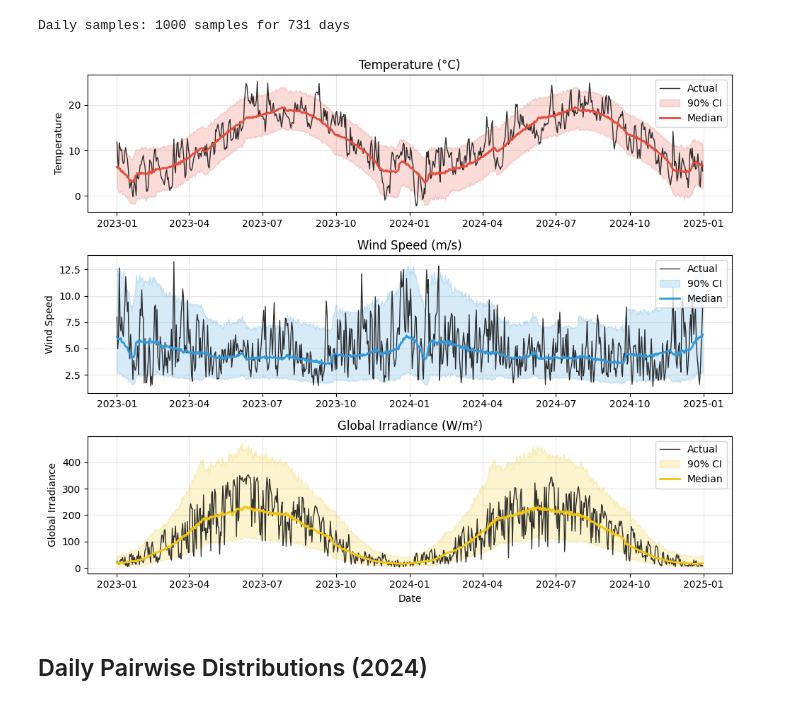
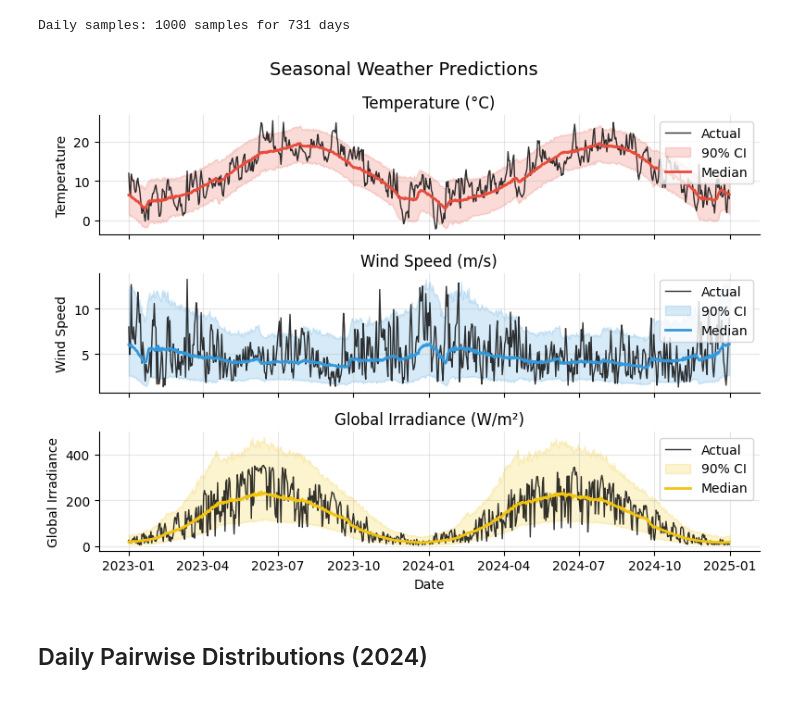
Before and after one commit to sitmo/cgmm, a Jupyter notebook: docs/examples/amsterdam_weather_analysis_knmi.ipynb, the cells around one changed output. Drawn from its saved outputs; the diff is of its cells as text; code cells hidden in the pictures.

```diff
--- a/docs/examples/amsterdam_weather_analysis_knmi.ipynb
+++ b/docs/examples/amsterdam_weather_analysis_knmi.ipynb
@@ -114,7 +114,7 @@ print(f"Generated {samples.shape[1]} samples for {len(df_plot)} time points (Sep
 Generated 1000 samples for 168 time points (Sep 1-7, 2024)
 # %%
 # Plot hourly predictions
-fig, axes = plt.subplots(3, 1, figsize=(10, 8))
+fig, axes = plt.subplots(3, 1, figsize=(8, 6), sharex=True)
 variables = ['temp_c', 'wind_ms', 'ghi_wm2']
 titles = ['Temperature (°C)', 'Wind Speed (m/s)', 'Global Irradiance (W/m²)']
 var_colors = [colors['temp'], colors['wind'], colors['light']]
@@ -133,12 +133,14 @@ for i, (var, title, color) in enumerate(zip(variables, titles, var_colors)):
     ax.set_ylabel(title.split('(')[0].strip())
     ax.legend(loc='upper right')
     ax.grid(True, alpha=0.3)
+    ax.spines[['right', 'top']].set_visible(False)
 
     if i == 2:
         ax.set_xlabel('Date')
 
+plt.suptitle('Daily Weather Predictions', fontsize=14)
+
 plt.tight_layout()
 plt.savefig('gallery_images/weather_hourly.png', dpi=150, bbox_inches='tight')
-
 plt.show()
 # %% [output]
@@ -164,30 +147,0 @@ print(f"2024 data: {len(df_2024)} records, {samples_flat.shape[0]} samples")
-# %%
-# Pairwise plots
-pairs = [(0, 1), (0, 2), (1, 2)]
-pair_names = [('Temperature (log1p)', 'Wind Speed'), ('Temperature (log1p)', 'Irradiance (log1p)'), ('Wind Speed', 'Irradiance (log1p)')]
-pair_colors = [(colors['temp'], colors['wind']), (colors['temp'], colors['light']), (colors['wind'], colors['light'])]
-
-fig, axes = plt.subplots(1, 3, figsize=(18, 5))
-
-for i, ((i1, i2), (name1, name2), (color1, color2)) in enumerate(zip(pairs, pair_names, pair_colors)):
-    ax = axes[i]
-
-    # Actual data
-    ax.scatter(y_2024[:, i1], y_2024[:, i2], alpha=0.6, s=20, c='black', label='Actual')
-
-    # Random subsample to match actual data count
-    n_actual = len(y_2024)
-    n_samples_subset = min(len(samples_flat), n_actual)
-    sample_indices = np.random.choice(len(samples_flat), n_samples_subset, replace=False)
-    samples_subset = samples_flat[sample_indices]
-
-    ax.scatter(samples_subset[:, i1], samples_subset[:, i2], alpha=0.4, s=10, c=color1, label='Samples')
-
-    ax.set_xlabel(name1)
-    ax.set_ylabel(name2)
-    ax.set_title(f'{name1} vs {name2}')
-    ax.legend()
-    ax.grid(True, alpha=0.3)
-
-plt.tight_layout()
-plt.show()
@@ -250,33 +202,35 @@ print(f"Daily samples: {samples_daily.shape[1]} samples for {len(daily_plot)} da
 Daily samples: 1000 samples for 731 days
 # %%
 # Plot daily predictions
-fig, axes = plt.subplots(3, 1, figsize=(10, 8))
+fig, axes = plt.subplots(3, 1, figsize=(8, 6), sharex=True)
 variables_daily = ['temp_c', 'wind_ms', 'ghi_wm2']
 titles_daily = ['Temperature (°C)', 'Wind Speed (m/s)', 'Global Irradiance (W/m²)']
 
 for i, (var, title, color) in enumerate(zip(variables_daily, titles_daily, var_colors)):
     ax = axes[i]
 
     # Actual data
     ax.plot(daily_plot.index, daily_plot[var], 'k-', alpha=0.8, linewidth=1, label='Actual')
 
     # Model percentiles
     ax.fill_between(daily_plot.index, p5_d[:, i], p95_d[:, i], alpha=0.2, color=color, label='90% CI')
     ax.plot(daily_plot.index, p50_d[:, i], '-', color=color, linewidth=2, label='Median')
 
     ax.set_title(title)
     ax.set_ylabel(title.split('(')[0].strip())
     ax.legend(loc='upper right')
     ax.grid(True, alpha=0.3)
+    ax.spines[['right', 'top']].set_visible(False)
+
 
     if i == 2:
         ax.set_xlabel('Date')
-
+plt.suptitle('Seasonal Weather Predictions', fontsize=14)
 plt.tight_layout()
 plt.savefig('gallery_images/weather_daily.png', dpi=150, bbox_inches='tight')
 plt.show()
 # %% [output]
-[figure, old version]
+[figure, new version]
 # %% [markdown]
 ## Daily Pairwise Distributions (2024)
 # %%
```
Also changed, not shown: parts of 11 cells of this notebook, 17 other files.
